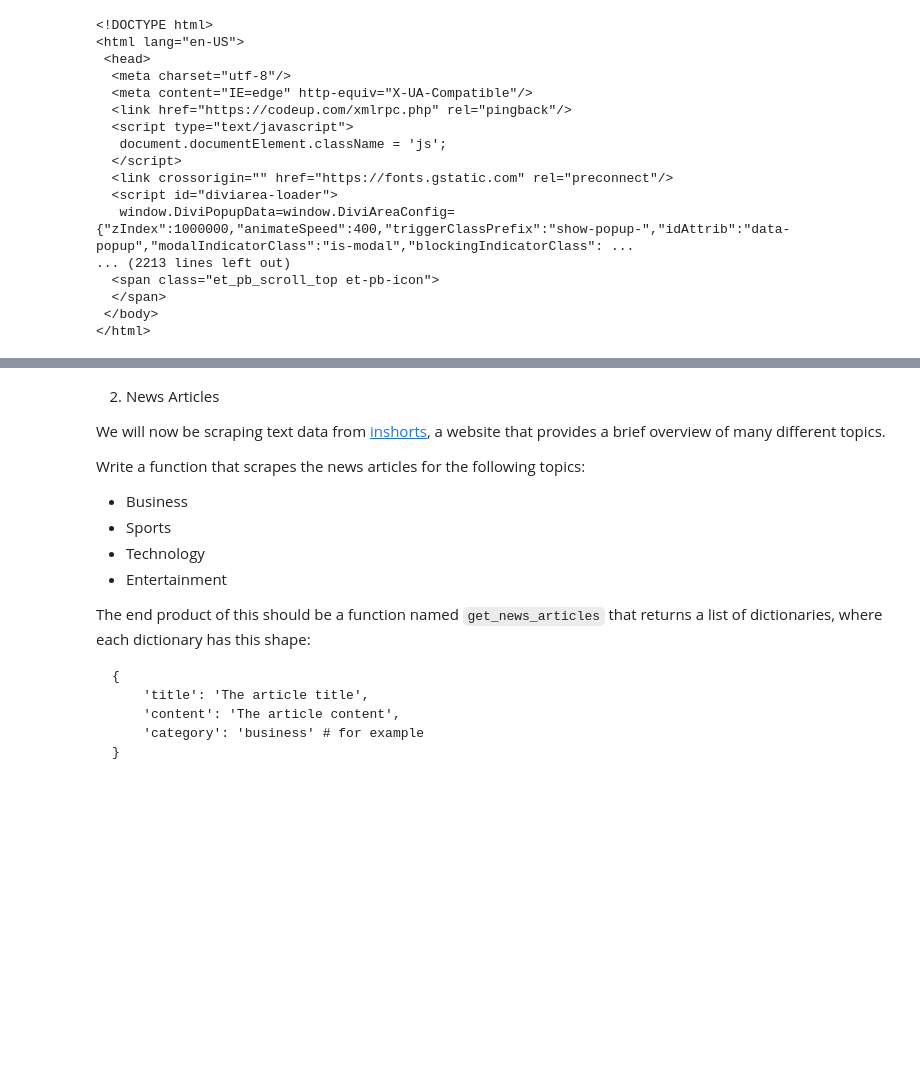
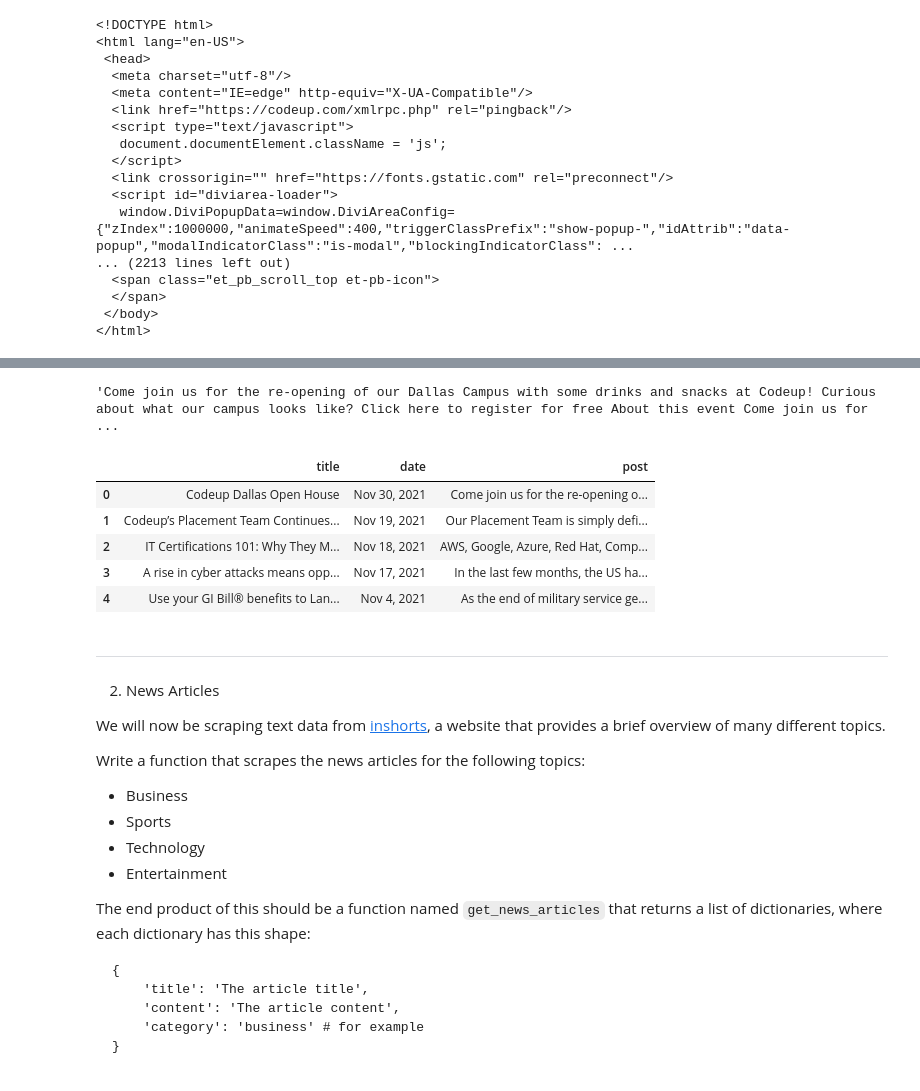
Before and after one commit to Jared-Godar/natural-language-processing-exercises, a Jupyter notebook: beautiful_soup_exercises1.ipynb, the cells around one changed output, grey strips where cells are left out. Drawn from its saved outputs; the diff is of its cells as text; code cells hidden in the pictures; blank space fills up the shorter version.

```diff
--- a/beautiful_soup_exercises1.ipynb
+++ b/beautiful_soup_exercises1.ipynb
@@ -112,0 +143,46 @@ of each dictionary should look like this:</p>
+# %%
+# post
+post = soup.select_one('.entry-content').text.replace('\n', ' ').strip()
+post
+# %% [output]
+'Come join us for the re-opening of our Dallas Campus with some drinks and snacks at Codeup! Curious about what our campus looks like? Click here to register for free About this event Come join us for ...
+# %%
+def get_links():
+    '''
+    Create a list containing the URLs for Codeup blog posts.'''
+    response = requests.get("https://codeup.com/blog/", headers={"user-agent": "Codeup DS"})
+    soup = BeautifulSoup(response.text)
+    links = [link.attrs["href"] for link in soup.select(".more-link")]
+    return links
+# %%
+def parse_blog(url):
+    '''
+    Take a url and return title, date, and content of individual blog posts to a dictionary.
+    '''
+    response = requests.get(url, headers={'user-agent': 'Codeup DS'})
+    soup = BeautifulSoup(response.text)
+    return {
+        'title': soup.select_one('.entry-title').text,
+        'date': soup.select_one('.published').text,
+        'post': soup.select_one('.entry-content').text.replace('\n', ' ').strip(),
+    }
+# %%
+def get_blog():
+    '''
+    Wrapper function to pull URL links from main blog page, then extract information from those links returning a dataframe
+    '''
+    links = get_links()
+    df = pd.DataFrame([parse_blog(link) for link in links])
+    return df
+# %%
+# Run function
+df = get_blog()
+# %%
+df.head()
+# %% [output]
+|  | title | date | post |
+| 0 | Codeup Dallas Open House | Nov 30, 2021 | Come join us for the re-opening o... |
+| 1 | Codeup’s Placement Team Continues... | Nov 19, 2021 | Our Placement Team is simply defi... |
+| 2 | IT Certifications 101: Why They M... | Nov 18, 2021 | AWS, Google, Azure, Red Hat, Comp... |
+| 3 | A rise in cyber attacks means opp... | Nov 17, 2021 | In the last few months, the US ha... |
+| 4 | Use your GI Bill® benefits to Lan... | Nov 4, 2021 | As the end of military service ge... |
@@ -113,3 +193,5 @@ of each dictionary should look like this:</p>
+# %% [markdown]
+---
 # %% [markdown]
 2. News Articles</p>
 <p>We will now be scraping text data from <a href="https://inshorts.com/">inshorts</a>, a
```
Also changed, not shown: parts of 15 cells of this notebook, 4 other files.
